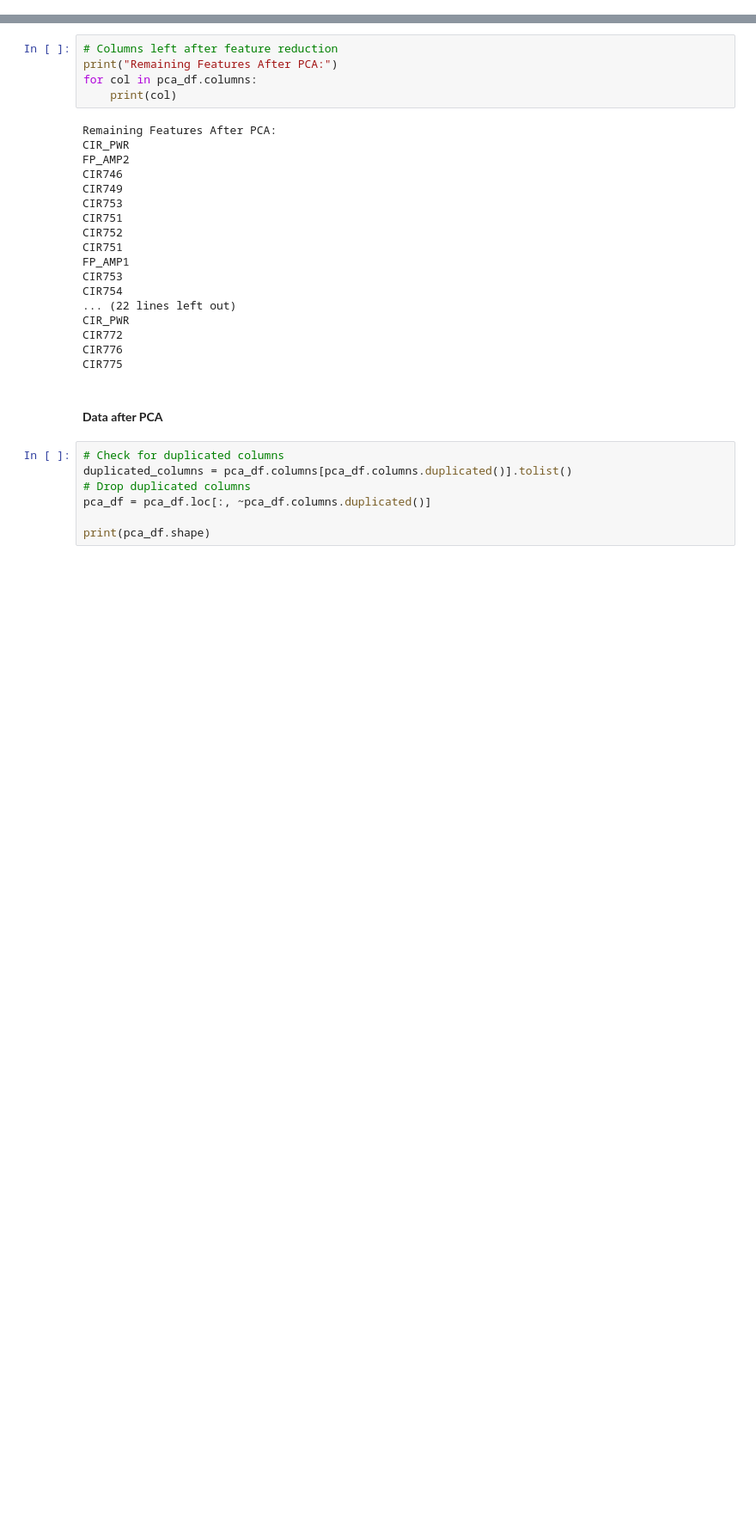
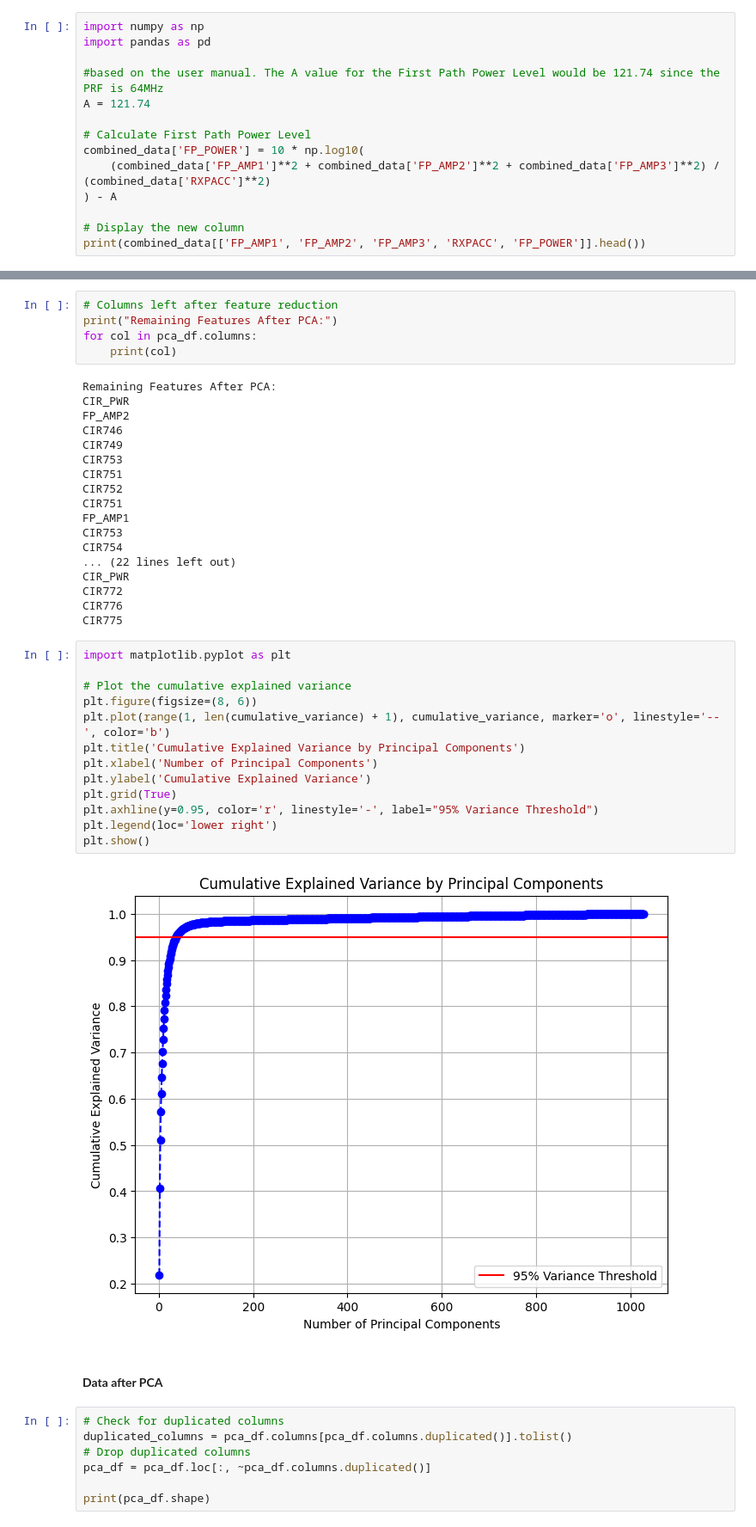
Before and after one commit to jingfeng301/DA_Project, a Jupyter notebook: Project.ipynb, the cells around one changed output, grey strips where cells are left out. Shown: that part at 86% size. Saved outputs shown, nothing was run; the diff lists cells and outputs as text; blank space fills up the shorter version.

```diff
--- a/Project.ipynb
+++ b/Project.ipynb
@@ -182,0 +187,14 @@ Columns containing special characters in values:
+# %%
+import numpy as np
+import pandas as pd
+
+#based on the user manual. The A value for the First Path Power Level would be 121.74 since the PRF is 64MHz
+A = 121.74
+
+# Calculate First Path Power Level
+combined_data['FP_POWER'] = 10 * np.log10(
+    (combined_data['FP_AMP1']**2 + combined_data['FP_AMP2']**2 + combined_data['FP_AMP3']**2) / (combined_data['RXPACC']**2)
+) - A
+
+# Display the new column
+print(combined_data[['FP_AMP1', 'FP_AMP2', 'FP_AMP3', 'RXPACC', 'FP_POWER']].head())
@@ -254,6 +299,21 @@ CIR_PWR
 CIR772
 CIR776
 CIR775
+# %%
+import matplotlib.pyplot as plt
+
+# Plot the cumulative explained variance
+plt.figure(figsize=(8, 6))
+plt.plot(range(1, len(cumulative_variance) + 1), cumulative_variance, marker='o', linestyle='--', color='b')
+plt.title('Cumulative Explained Variance by Principal Components')
+plt.xlabel('Number of Principal Components')
+plt.ylabel('Cumulative Explained Variance')
+plt.grid(True)
+plt.axhline(y=0.95, color='r', linestyle='-', label="95% Variance Threshold")
+plt.legend(loc='lower right')
+plt.show()
+# %% [output]
+[figure, added]
 # %% [markdown]
 #### **Data after PCA**
 # %%
```
Also changed, not shown: parts of 7 cells of this notebook, 1 other file.
